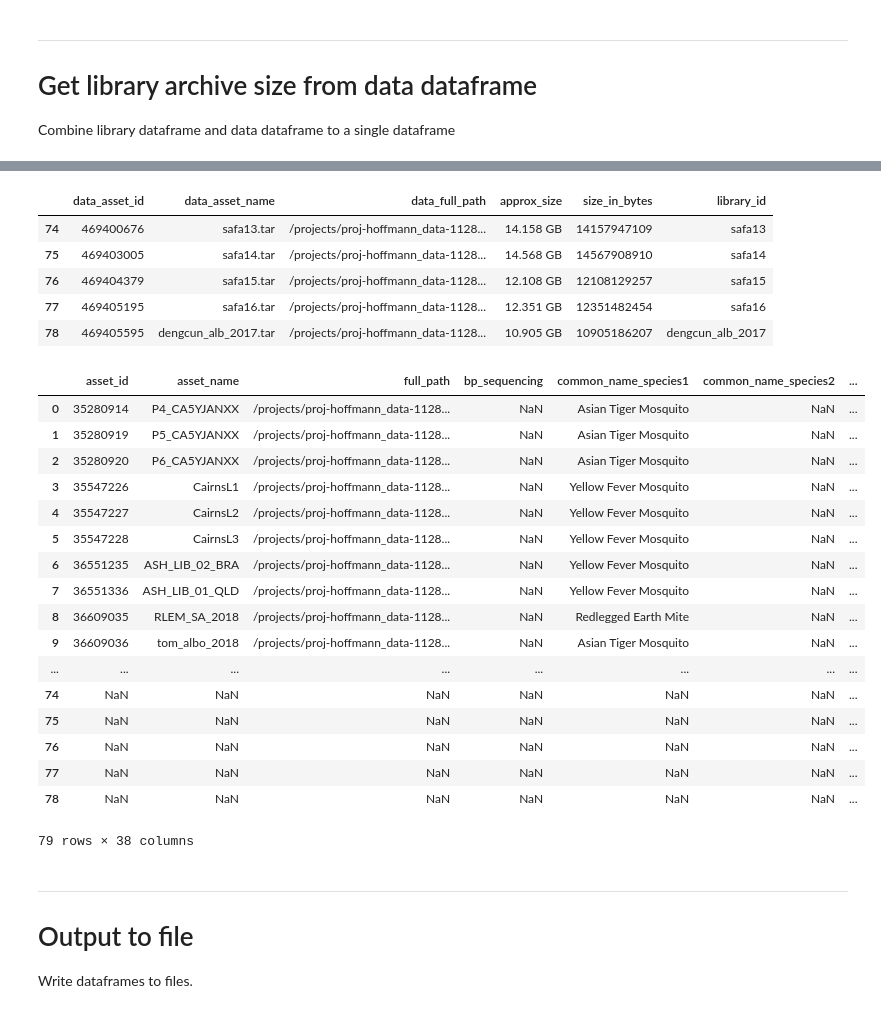
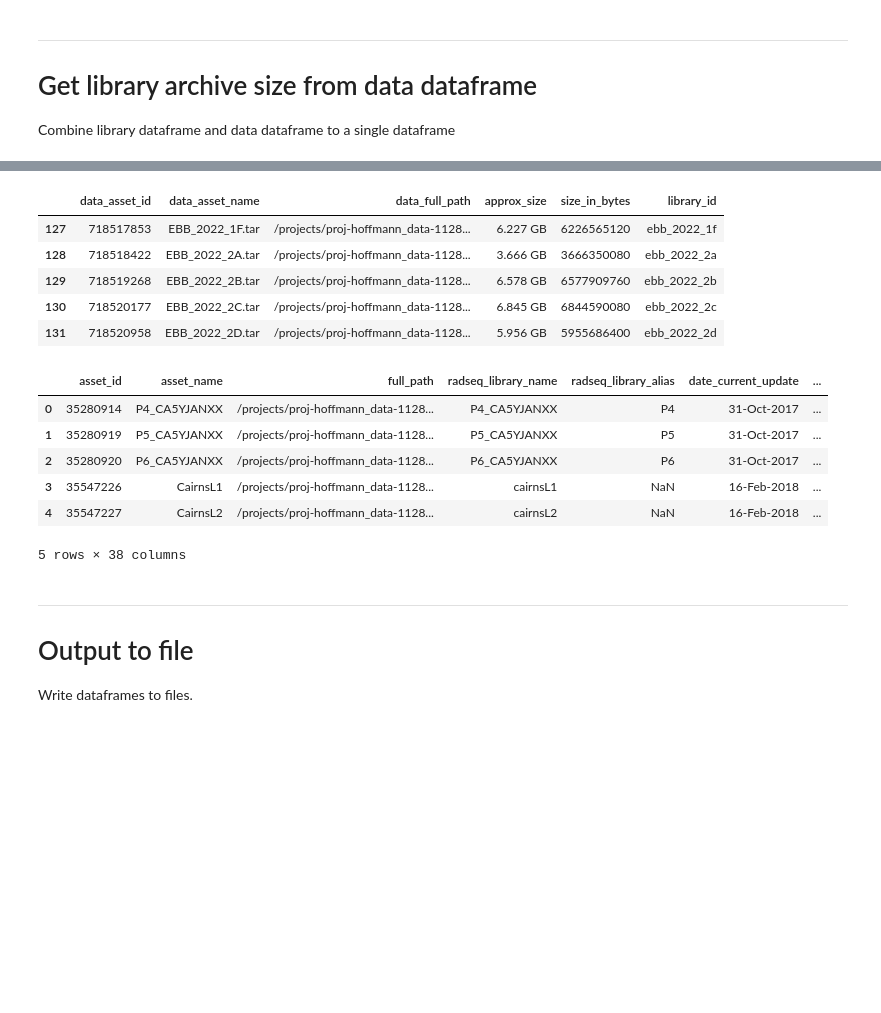
Before and after one commit to pearg/mediaflux_scripts, a Jupyter notebook: mediaflux_query_dump/mediaflux_query_dump.ipynb, the cells around one changed output, grey strips where cells are left out. Cells and saved outputs as stored; diff of their text form; code cells hidden in the pictures; blank space fills up the shorter version.

```diff
--- a/mediaflux_query_dump/mediaflux_query_dump.ipynb
+++ b/mediaflux_query_dump/mediaflux_query_dump.ipynb
@@ -4,5 +4,5 @@
 # %%
-date = "2021-01-25"
+date = "2022-07-25"
 load_cache = True
 max_retry = 3
 # %%
@@ -62,6 +64,5 @@ def get_asset(asset_id):
 # %%
-with open("keys/key") as f:
-    key = f.read().strip()
-with open("keys/iv") as f:
-    iv = f.read().strip()
-obj = AES.new(key, AES.MODE_CFB, iv)
+with open("/Users/jess/.ssh/mf_keys/key") as f:
+    key = f.read()
+with open("/Users/jess/.ssh/mf_keys/pw") as f:
+    encrypted_pw = f.read()
@@ -71,10 +69,13 @@ with open("/Users/jess/.ssh/encrypted_pw_2021.txt") as f:
+# %%
+f = Fernet(str.encode(key))
+pw = f.decrypt(str.encode(encrypted_pw))
 # %%
 MF_HOST = "mediaflux.researchsoftware.unimelb.edu.au"
 MF_PORT = 443
 MF_TRANSPORT = "https"
 MF_DOMAIN = "unimelb"
 MF_USER = "jessicac"
-MF_PASSWORD = obj.decrypt(pw)
+MF_PASSWORD = pw.decode()
 # %%
 con = mfclient.MFConnection(host=MF_HOST,
                             port=MF_PORT,
@@ -477,11 +484,11 @@ tmp["library_id"] = [re.sub("(.zip|.tar)$", "", x).lower() for x in tmp["data_as
 tmp.tail()
 # %% [output]
 |  | data_asset_id | data_asset_name | data_full_path | approx_size | size_in_bytes | library_id |
-| 74 | 469400676 | safa13.tar | /projects/proj-hoffmann_data-1128... | 14.158 GB | 14157947109 | safa13 |
-| 75 | 469403005 | safa14.tar | /projects/proj-hoffmann_data-1128... | 14.568 GB | 14567908910 | safa14 |
-| 76 | 469404379 | safa15.tar | /projects/proj-hoffmann_data-1128... | 12.108 GB | 12108129257 | safa15 |
-| 77 | 469405195 | safa16.tar | /projects/proj-hoffmann_data-1128... | 12.351 GB | 12351482454 | safa16 |
-| 78 | 469405595 | dengcun_alb_2017.tar | /projects/proj-hoffmann_data-1128... | 10.905 GB | 10905186207 | dengcun_alb_2017 |
+| 127 | 718517853 | EBB_2022_1F.tar | /projects/proj-hoffmann_data-1128... | 6.227 GB | 6226565120 | ebb_2022_1f |
+| 128 | 718518422 | EBB_2022_2A.tar | /projects/proj-hoffmann_data-1128... | 3.666 GB | 3666350080 | ebb_2022_2a |
+| 129 | 718519268 | EBB_2022_2B.tar | /projects/proj-hoffmann_data-1128... | 6.578 GB | 6577909760 | ebb_2022_2b |
+| 130 | 718520177 | EBB_2022_2C.tar | /projects/proj-hoffmann_data-1128... | 6.845 GB | 6844590080 | ebb_2022_2c |
+| 131 | 718520958 | EBB_2022_2D.tar | /projects/proj-hoffmann_data-1128... | 5.956 GB | 5955686400 | ebb_2022_2d |
 # %%
 libraries_df["library_id"] = [x.lower() for x in libraries_df["asset_name"]]
 # %%
@@ -499,26 +506,15 @@ for x in tmp_counts.values():
 # data_libraries_df = pd.merge(left=libraries_df, right=tmp, on="asset_name", how="outer")
 data_libraries_df = pd.merge(left=libraries_df, right=tmp, on="library_id", how="outer")
 # %%
-data_libraries_df#["library_id"]
+data_libraries_df.head()
 # %% [output]
-|  | asset_id | asset_name | full_path | bp_sequencing | common_name_species1 | common_name_species2 | ... |
-| 0 | 35280914 | P4_CA5YJANXX | /projects/proj-hoffmann_data-1128... | NaN | Asian Tiger Mosquito | NaN | ... |
-| 1 | 35280919 | P5_CA5YJANXX | /projects/proj-hoffmann_data-1128... | NaN | Asian Tiger Mosquito | NaN | ... |
-| 2 | 35280920 | P6_CA5YJANXX | /projects/proj-hoffmann_data-1128... | NaN | Asian Tiger Mosquito | NaN | ... |
-| 3 | 35547226 | CairnsL1 | /projects/proj-hoffmann_data-1128... | NaN | Yellow Fever Mosquito | NaN | ... |
-| 4 | 35547227 | CairnsL2 | /projects/proj-hoffmann_data-1128... | NaN | Yellow Fever Mosquito | NaN | ... |
-| 5 | 35547228 | CairnsL3 | /projects/proj-hoffmann_data-1128... | NaN | Yellow Fever Mosquito | NaN | ... |
-| 6 | 36551235 | ASH_LIB_02_BRA | /projects/proj-hoffmann_data-1128... | NaN | Yellow Fever Mosquito | NaN | ... |
-| 7 | 36551336 | ASH_LIB_01_QLD | /projects/proj-hoffmann_data-1128... | NaN | Yellow Fever Mosquito | NaN | ... |
-| 8 | 36609035 | RLEM_SA_2018 | /projects/proj-hoffmann_data-1128... | NaN | Redlegged Earth Mite | NaN | ... |
-| 9 | 36609036 | tom_albo_2018 | /projects/proj-hoffmann_data-1128... | NaN | Asian Tiger Mosquito | NaN | ... |
-| ... | ... | ... | ... | ... | ... | ... | ... |
-| 74 | NaN | NaN | NaN | NaN | NaN | NaN | ... |
-| 75 | NaN | NaN | NaN | NaN | NaN | NaN | ... |
-| 76 | NaN | NaN | NaN | NaN | NaN | NaN | ... |
-| 77 | NaN | NaN | NaN | NaN | NaN | NaN | ... |
-| 78 | NaN | NaN | NaN | NaN | NaN | NaN | ... |
+|  | asset_id | asset_name | full_path | radseq_library_name | radseq_library_alias | date_current_update | ... |
+| 0 | 35280914 | P4_CA5YJANXX | /projects/proj-hoffmann_data-1128... | P4_CA5YJANXX | P4 | 31-Oct-2017 | ... |
+| 1 | 35280919 | P5_CA5YJANXX | /projects/proj-hoffmann_data-1128... | P5_CA5YJANXX | P5 | 31-Oct-2017 | ... |
+| 2 | 35280920 | P6_CA5YJANXX | /projects/proj-hoffmann_data-1128... | P6_CA5YJANXX | P6 | 31-Oct-2017 | ... |
+| 3 | 35547226 | CairnsL1 | /projects/proj-hoffmann_data-1128... | cairnsL1 | NaN | 16-Feb-2018 | ... |
+| 4 | 35547227 | CairnsL2 | /projects/proj-hoffmann_data-1128... | cairnsL2 | NaN | 16-Feb-2018 | ... |
-79 rows × 38 columns
+5 rows × 38 columns
 # %% [markdown]
 -----
 
```
Also changed, not shown: parts of 18 cells of this notebook.
